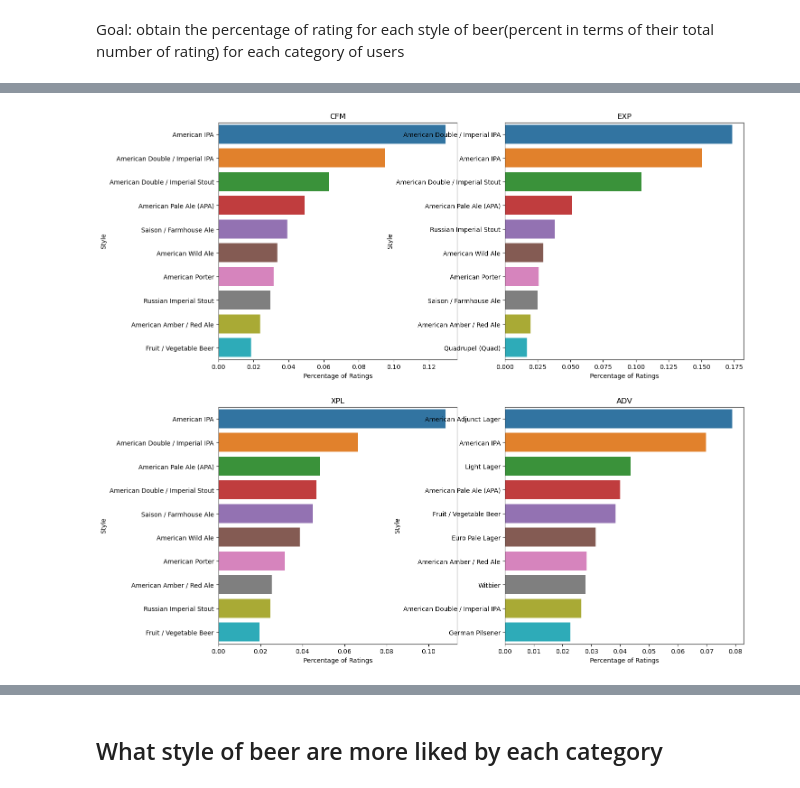
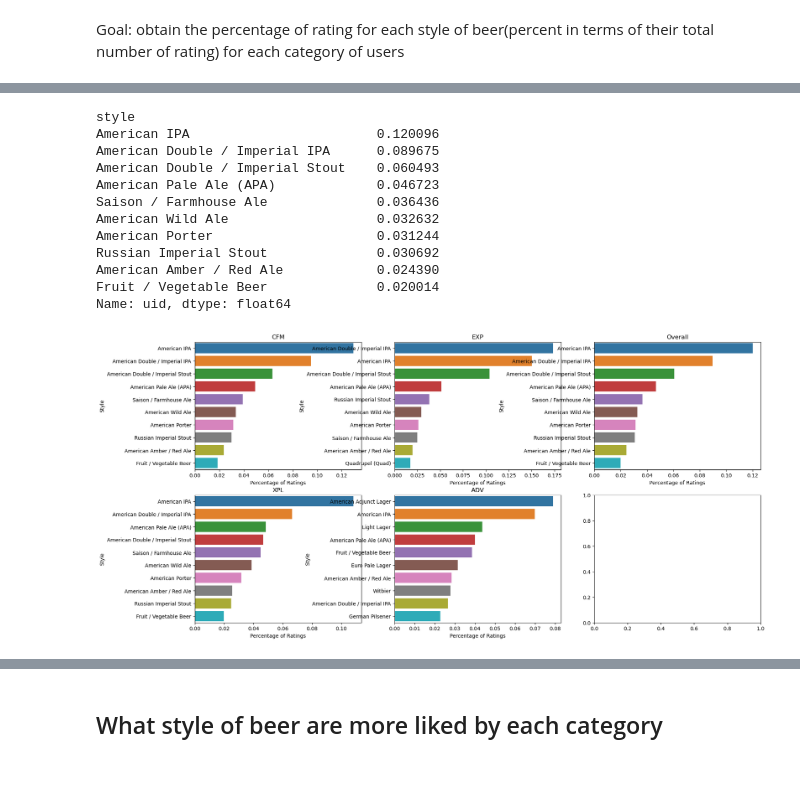
Before and after one commit to epfl-ada/ada-2022-project-analyteam, a Jupyter notebook: categories_style.ipynb, the cells around one changed output, grey strips where cells are left out. Cells and saved outputs as stored; diff of their text form; code cells hidden in the pictures.

Commit message:
full category and country analyis (need to select and clean plots)

```diff
--- a/categories_style.ipynb
+++ b/categories_style.ipynb
@@ -110,23 +113,27 @@ cfm_style_count = cfm_ratings.groupby("style").count()["uid"]
 exp_style_count = exp_ratings.groupby("style").count()["uid"]
 xpl_style_count = xpl_ratings.groupby("style").count()["uid"]
 adv_style_count = adv_ratings.groupby("style").count()["uid"]
+overall_style_count = overall_ratings.groupby("style").count()["uid"]
 # %%
 # normalize count of each style for each category by number of ratings for each category
 cfm_style_count = cfm_style_count / cfm_ratings.shape[0]
 exp_style_count = exp_style_count / exp_ratings.shape[0]
 xpl_style_count = xpl_style_count / xpl_ratings.shape[0]
 adv_style_count = adv_style_count / adv_ratings.shape[0]
+overall_style_count = overall_style_count / overall_ratings.shape[0]
 # %%
 # sort by highest count
 cfm_style_count = cfm_style_count.sort_values(ascending=False)
 exp_style_count = exp_style_count.sort_values(ascending=False)
 xpl_style_count = xpl_style_count.sort_values(ascending=False)
 adv_style_count = adv_style_count.sort_values(ascending=False)
+overall_style_count = overall_style_count.sort_values(ascending=False)
 # %%
 # get top 10 styles for each category
 cfm_style_count = cfm_style_count[:10]
 exp_style_count = exp_style_count[:10]
 xpl_style_count = xpl_style_count[:10]
 adv_style_count = adv_style_count[:10]
+overall_style_count = overall_style_count[:10]
 # %% [markdown]
 Goal: obtain the percentage of rating for each style of beer(percent in terms of their total number of rating) for each category of users
@@ -147,28 +140,47 @@ Name: style, dtype: float64
+# %%
+overall_style_count
+# %% [output]
+style
+American IPA                        0.120096
+American Double / Imperial IPA      0.089675
+American Double / Imperial Stout    0.060493
+American Pale Ale (APA)             0.046723
+Saison / Farmhouse Ale              0.036436
+American Wild Ale                   0.032632
+American Porter                     0.031244
+Russian Imperial Stout              0.030692
+American Amber / Red Ale            0.024390
+Fruit / Vegetable Beer              0.020014
+Name: uid, dtype: float64
 # %%
-# plot top 10 styles for each category using style_count using seaborn on 4 subplots
-fig, axs = plt.subplots(2, 2, figsize=(15, 15))
+# plot top 10 styles for each category(and overall) using style_count using seaborn on 5 subplots
+fig, axs = plt.subplots(2, 3, figsize=(20, 10))
 sns.barplot(x=cfm_style_count.values, y=cfm_style_count.index, ax=axs[0, 0])
 sns.barplot(x=exp_style_count.values, y=exp_style_count.index, ax=axs[0, 1])
 sns.barplot(x=xpl_style_count.values, y=xpl_style_count.index, ax=axs[1, 0])
 sns.barplot(x=adv_style_count.values, y=adv_style_count.index, ax=axs[1, 1])
+sns.barplot(x=overall_style_count.values, y=overall_style_count.index, ax=axs[0, 2])
 
 axs[0, 0].set_title("CFM")
 axs[0, 1].set_title("EXP")
 axs[1, 0].set_title("XPL")
 axs[1, 1].set_title("ADV")
+axs[0, 2].set_title("Overall")
 
 axs[0, 0].set_xlabel("Percentage of Ratings")
 axs[0, 1].set_xlabel("Percentage of Ratings")
 axs[1, 0].set_xlabel("Percentage of Ratings")
 axs[1, 1].set_xlabel("Percentage of Ratings")
+axs[0, 2].set_xlabel("Percentage of Ratings")
 
 axs[0, 0].set_ylabel("Style")
 axs[0, 1].set_ylabel("Style")
 axs[1, 0].set_ylabel("Style")
 axs[1, 1].set_ylabel("Style")
+axs[0, 2].set_ylabel("Style")
 
 plt.show()
 # %% [output]
-[figure, old version]
+[figure, new version]
 # %%
 # same plot as above but with vertical bars and make the text diagonal under the bars
```
Also changed, not shown: parts of 49 cells of this notebook.
